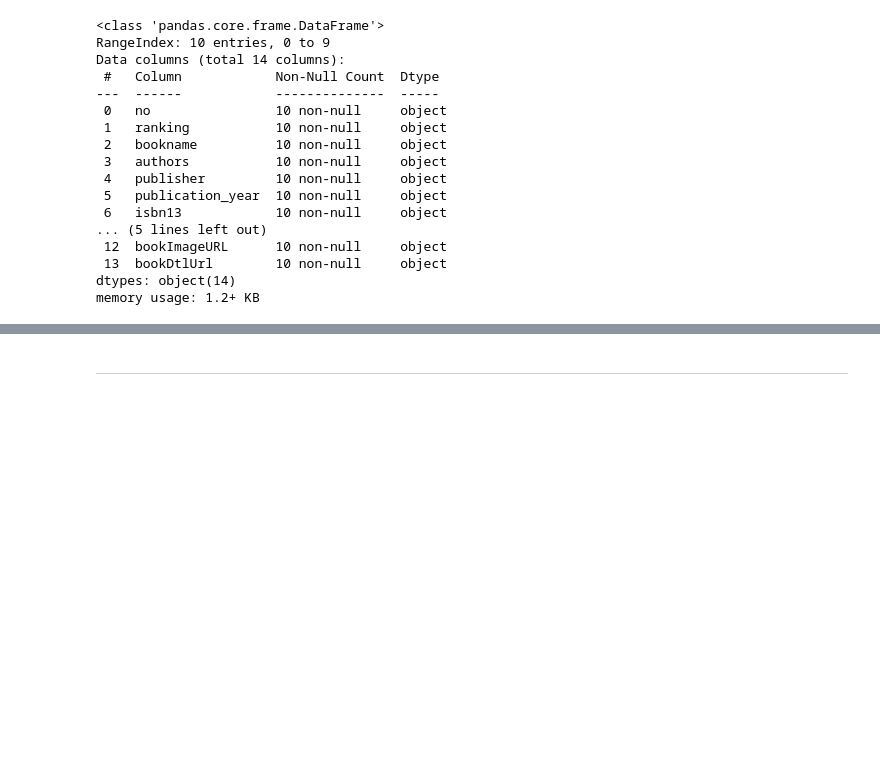
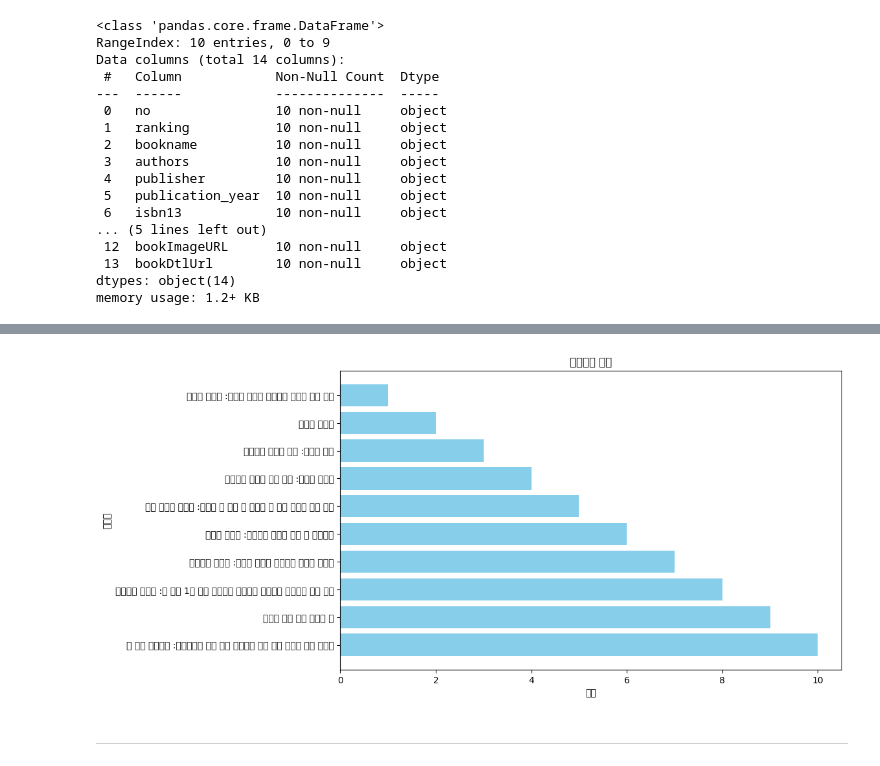
Before and after one commit to ellieyakim0829/dataAnalysis, a Jupyter notebook: 2_미니프로젝트_데이터분석_OpenAPI_실습_20240429.ipynb, the cells around one changed output, grey strips where cells are left out. Drawn from its saved outputs; the diff is of its cells as text; code cells hidden in the pictures; blank space fills up the shorter version.

```diff
--- a/2_미니프로젝트_데이터분석_OpenAPI_실습_20240429.ipynb
+++ b/2_미니프로젝트_데이터분석_OpenAPI_실습_20240429.ipynb
@@ -258,0 +254,13 @@ df.columns = ['지점', '지점명', '일시', '평균기온', '최고기온', '
+# %%
+# 컬럼명 변경하기
+# 컬럼명 변경하려면 원본 데이터프레임의 열의 수는 14개인데 새로운 컬럼명 리스트의 요소 개수는 11개로 일치하지 않아 먼저 불필요한 컬럼은 삭제하고
+#컬럼명을 변경해야 한다.
+
+# 필요없는 열을 제거하여 새로운 데이터프레임 생성
+books_df = books_df.drop(['addition_symbol', 'vol', 'class_no'], axis=1)
+
+# 새로운 컬럼명 리스트를 사용하여 컬럼명 변경
+books_df.columns = ['순번', '순위', '도서명', '저자명', '출판사', '출판년도', '13자리 ISBN', '주제분류명', '대출건수', '책표지URL', '도서상세페이지 URL']
+
+# 결과 확인
+books_df
@@ -259,3 +281,20 @@ df.columns = ['지점', '지점명', '일시', '평균기온', '최고기온', '
+# %%
+import matplotlib.pyplot as plt
+
+# 인기도서 순위 데이터 가져오기
+rankings = books_df['순위'].astype(int)
+books_names = books_df['도서명']
+
+# 막대 그래프 그리기
+plt.figure(figsize=(10, 6))
+plt.barh(books_names, rankings, color='skyblue')
+plt.xlabel('순위')
+plt.ylabel('도서명')
+plt.title('인기도서 순위')
+plt.gca().invert_yaxis()  # y 축 역순으로 변경하여 1위가 위로 오도록 설정
+plt.show()
+# %% [output]
+[figure, added]
 # %%
 import os
 import sys
```
Also changed, not shown: parts of 10 cells of this notebook.
